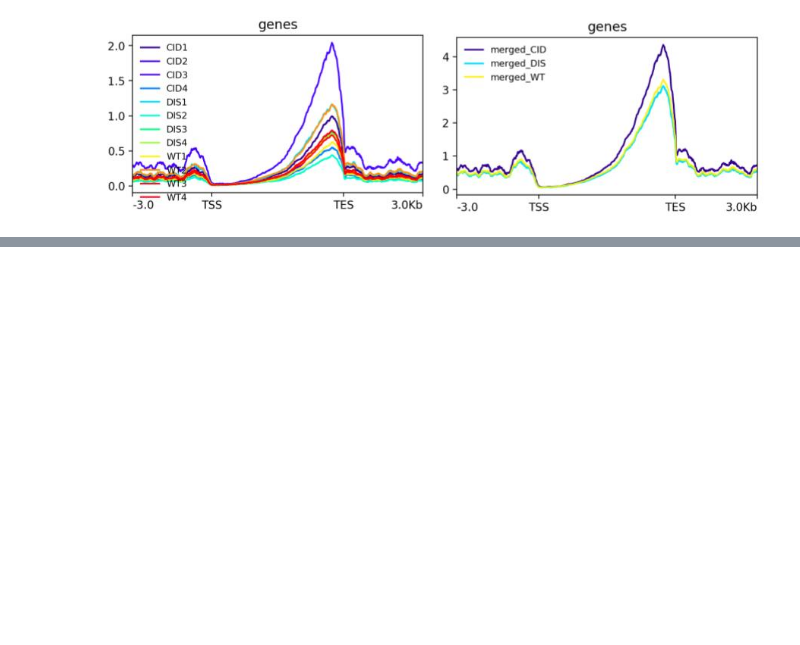
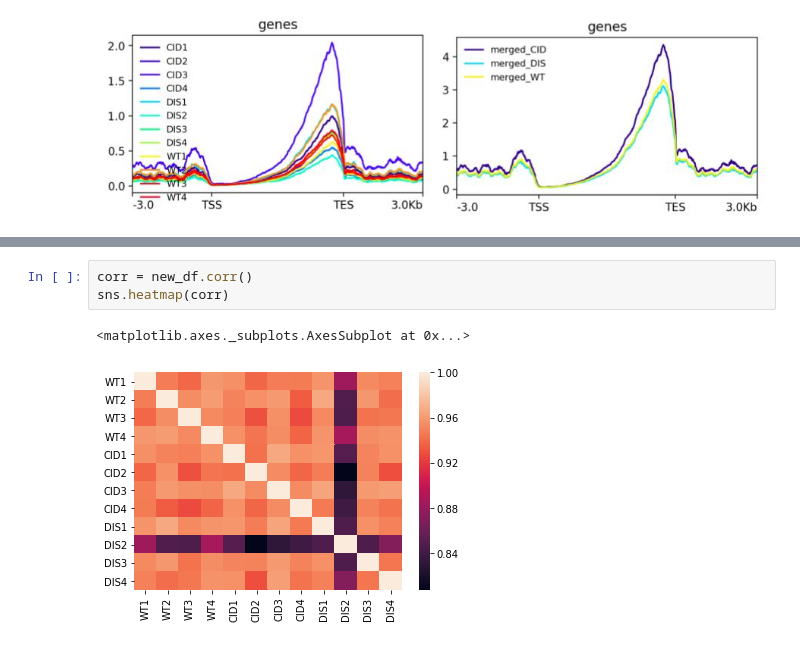
Before and after one commit to lidkalee/MiSeq_Analysis, a Jupyter notebook: MiSeq_analysis_with_BRBseq_GITHUB.ipynb, the cells around one changed output, grey strips where cells are left out. Saved outputs shown, nothing was run; the diff lists cells and outputs as text; blank space fills up the shorter version.

```diff
--- a/MiSeq_analysis_with_BRBseq_GITHUB.ipynb
+++ b/MiSeq_analysis_with_BRBseq_GITHUB.ipynb
@@ -1148,0 +1293,6 @@ Image('figures_GITHUB/computematrix_demultiplexed.png')
+# %%
+corr = new_df.corr()
+sns.heatmap(corr)
+# %% [output]
+<matplotlib.axes._subplots.AxesSubplot at 0x...>
+[figure, added]
```
Also changed, not shown: parts of 46 cells of this notebook.
